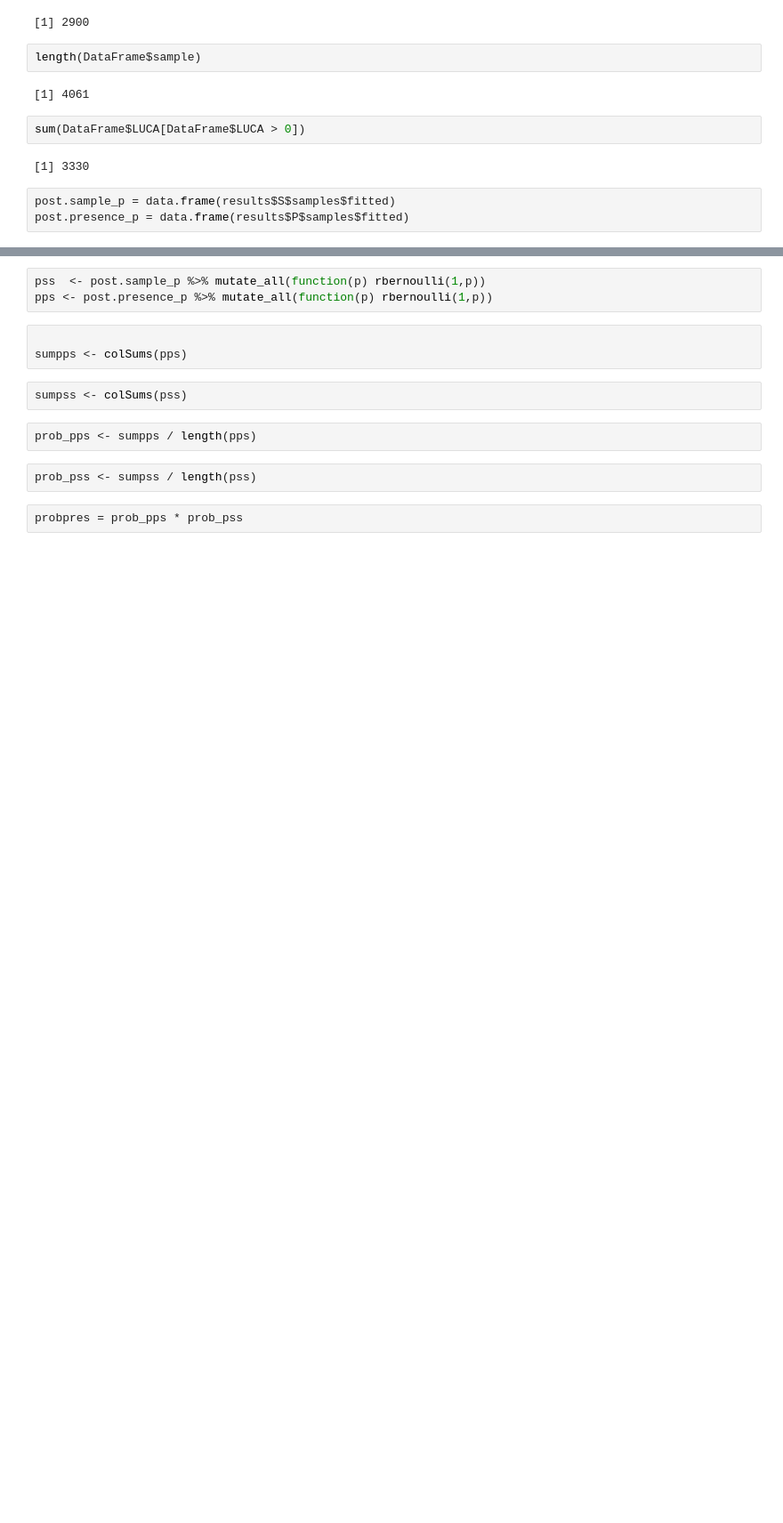
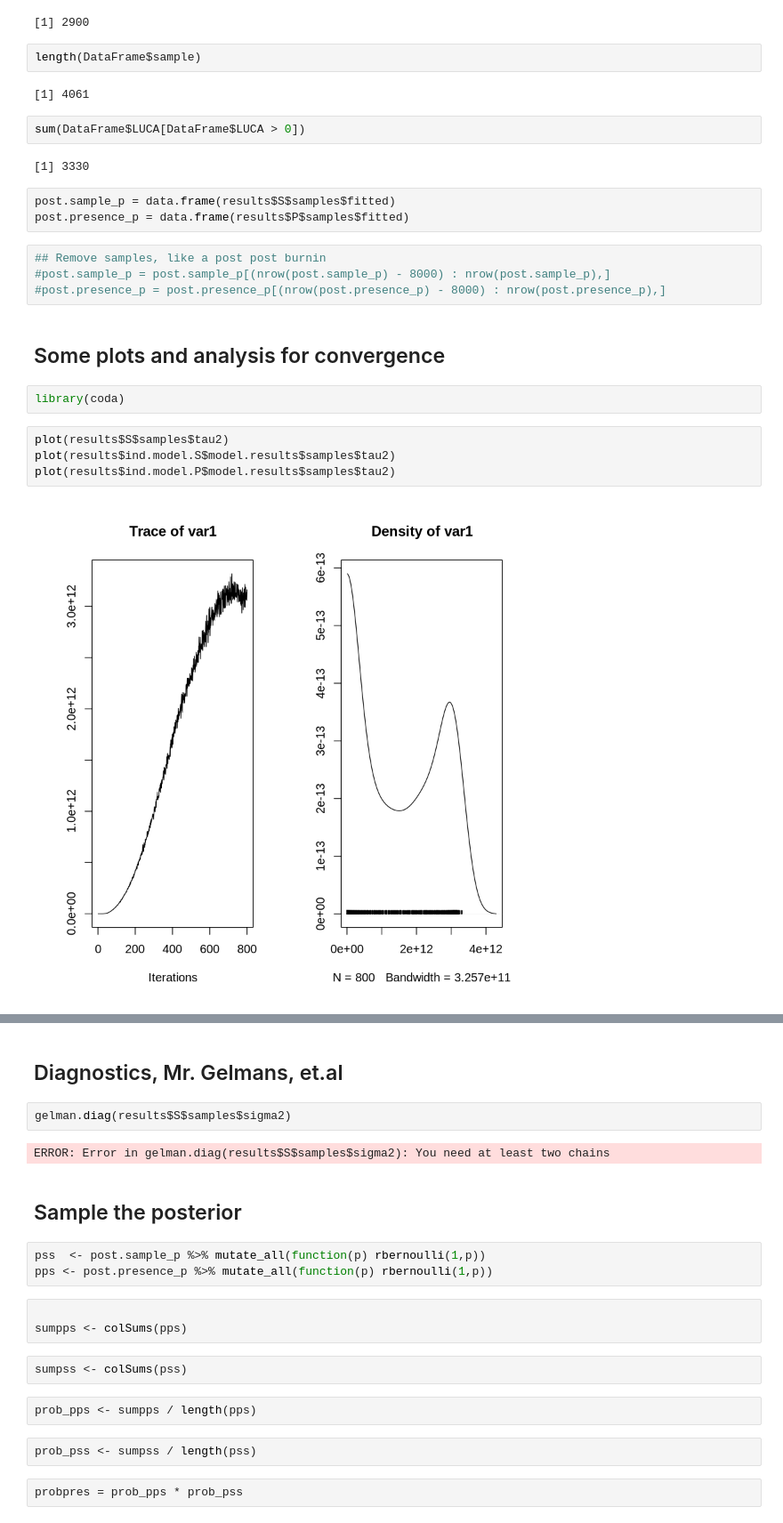
Before and after one commit to molgor/biospytial, a Jupyter notebook: ipython-notebooks/demos/statistical_models/binomial_examples/presence-only_model/CAR_models/model2/[Joint Model 2] CAR model.ipynb, the cells around one changed output, grey strips where cells are left out. Shown at 89% size. Cells and saved outputs as stored; diff of their text form; blank space fills up the shorter version.

```diff
--- a/ipython-notebooks/demos/statistical_models/binomial_examples/presence-only_model/CAR_models/model2/[Joint Model 2] CAR model.ipynb
+++ b/ipython-notebooks/demos/statistical_models/binomial_examples/presence-only_model/CAR_models/model2/[Joint Model 2] CAR model.ipynb
@@ -146,3 +259,17 @@ sum(DataFrame$LUCA[DataFrame$LUCA > 0])
 # %%
 post.sample_p = data.frame(results$S$samples$fitted)
 post.presence_p = data.frame(results$P$samples$fitted)
+# %%
+## Remove samples, like a post post burnin
+#post.sample_p = post.sample_p[(nrow(post.sample_p) - 8000) : nrow(post.sample_p),]
+#post.presence_p = post.presence_p[(nrow(post.presence_p) - 8000) : nrow(post.presence_p),]
+# %% [markdown]
+## Some plots and analysis for convergence
+# %%
+library(coda)
+# %%
+plot(results$S$samples$tau2)
+plot(results$ind.model.S$model.results$samples$tau2)
+plot(results$ind.model.P$model.results$samples$tau2)
+# %% [output]
+[figure, added]
@@ -149,3 +278,11 @@ post.presence_p = data.frame(results$P$samples$fitted)
+# %% [markdown]
+## Diagnostics, Mr. Gelmans, et.al
+# %%
+gelman.diag(results$S$samples$sigma2)
+# %% [output]
+ERROR: Error in gelman.diag(results$S$samples$sigma2): You need at least two chains
+# %% [markdown]
+## Sample the posterior
 # %%
 pss  <- post.sample_p %>% mutate_all(function(p) rbernoulli(1,p))
 pps <- post.presence_p %>% mutate_all(function(p) rbernoulli(1,p))
```
Also changed, not shown: parts of 20 cells of this notebook, 1 other file.
